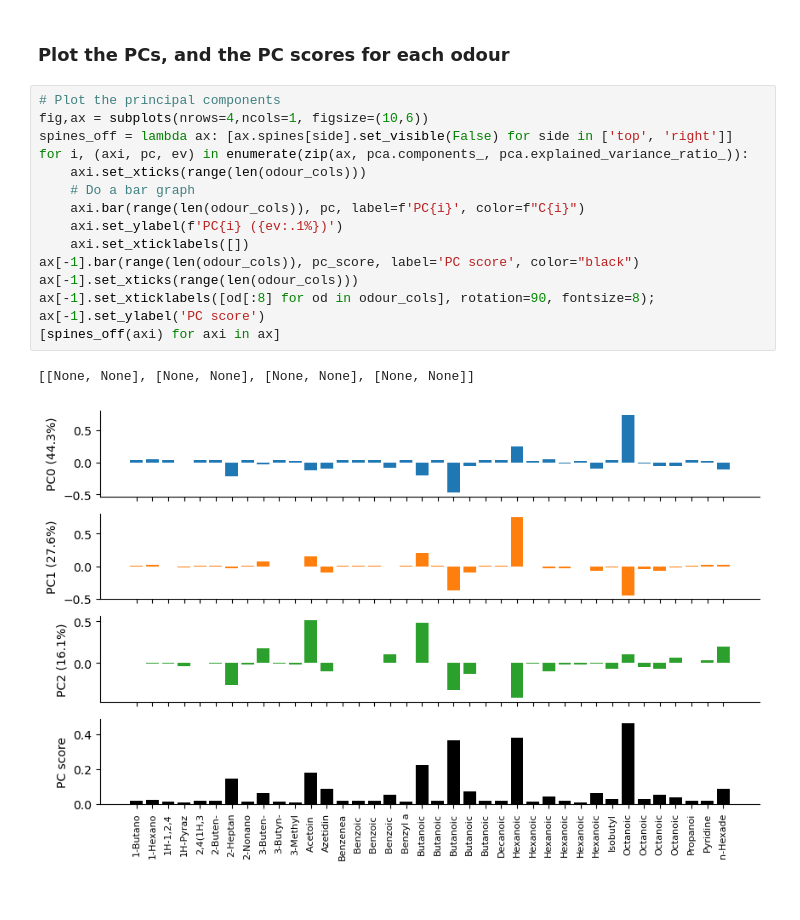
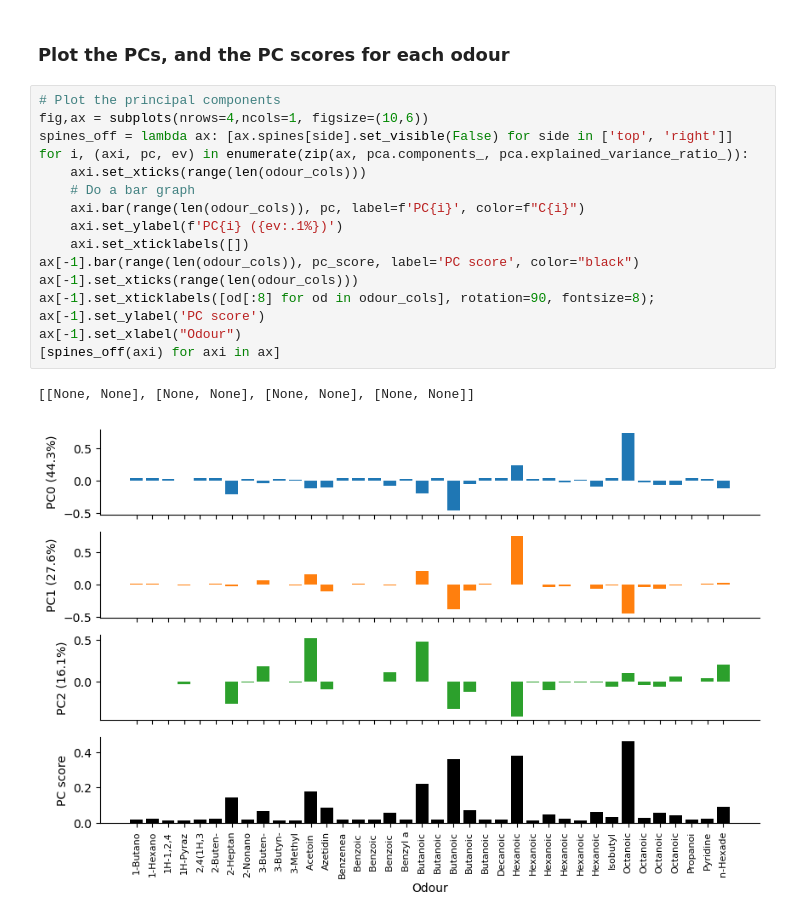
Before and after one commit to stootoon/lucia-natural-odour-stats, a Jupyter notebook: sechellia-demo.ipynb, the cells around one changed output. Saved outputs shown, nothing was run; the diff lists cells and outputs as text.

```diff
--- a/sechellia-demo.ipynb
+++ b/sechellia-demo.ipynb
@@ -119,18 +129,19 @@ pc_score = np.sum(diag(ev) @ abs(pcs[:3]), axis=0) # Multiply the absolute loadi
 # %%
 # Plot the principal components
 fig,ax = subplots(nrows=4,ncols=1, figsize=(10,6))
 spines_off = lambda ax: [ax.spines[side].set_visible(False) for side in ['top', 'right']]
 for i, (axi, pc, ev) in enumerate(zip(ax, pca.components_, pca.explained_variance_ratio_)):
     axi.set_xticks(range(len(odour_cols)))
     # Do a bar graph
     axi.bar(range(len(odour_cols)), pc, label=f'PC{i}', color=f"C{i}")
     axi.set_ylabel(f'PC{i} ({ev:.1%})')
     axi.set_xticklabels([])
 ax[-1].bar(range(len(odour_cols)), pc_score, label='PC score', color="black")
 ax[-1].set_xticks(range(len(odour_cols)))
 ax[-1].set_xticklabels([od[:8] for od in odour_cols], rotation=90, fontsize=8);
 ax[-1].set_ylabel('PC score')
+ax[-1].set_xlabel("Odour")
 [spines_off(axi) for axi in ax]
 # %% [output]
 [[None, None], [None, None], [None, None], [None, None]]
-[figure, old version]
+[figure, new version]
```
Also changed, not shown: parts of 5 cells of this notebook.
